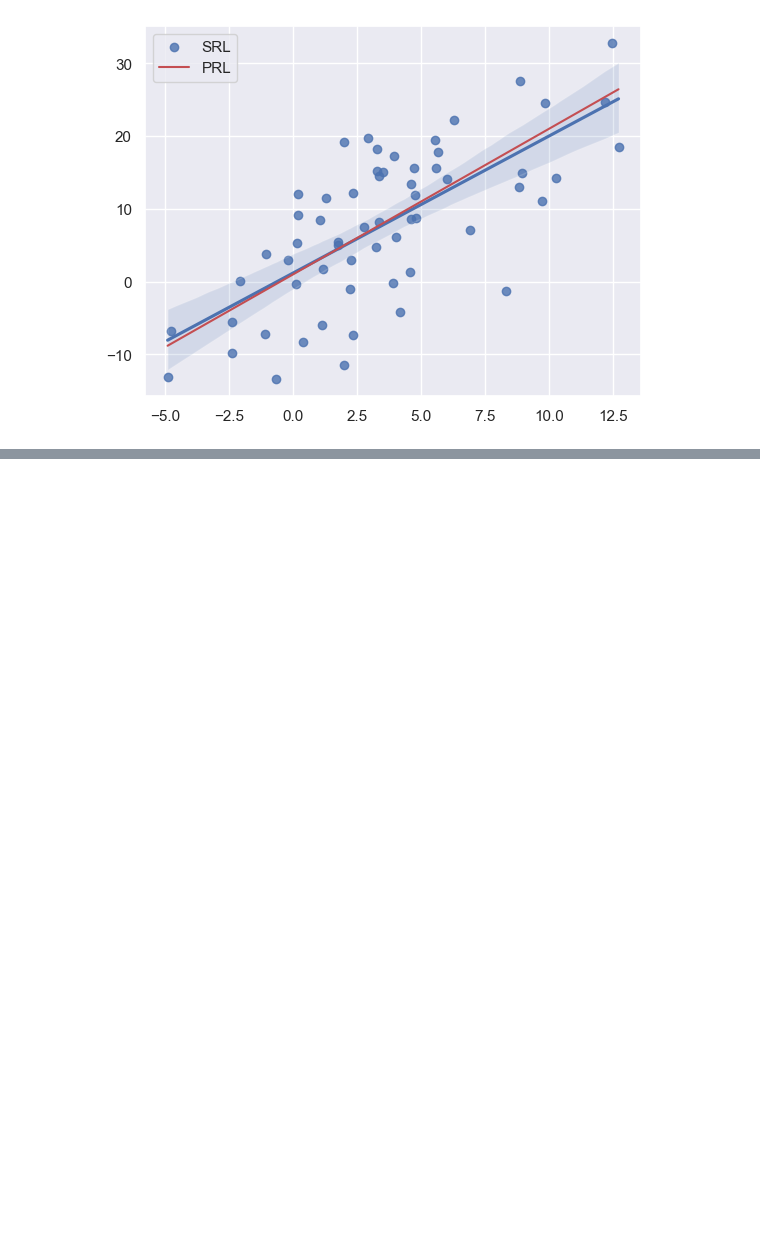
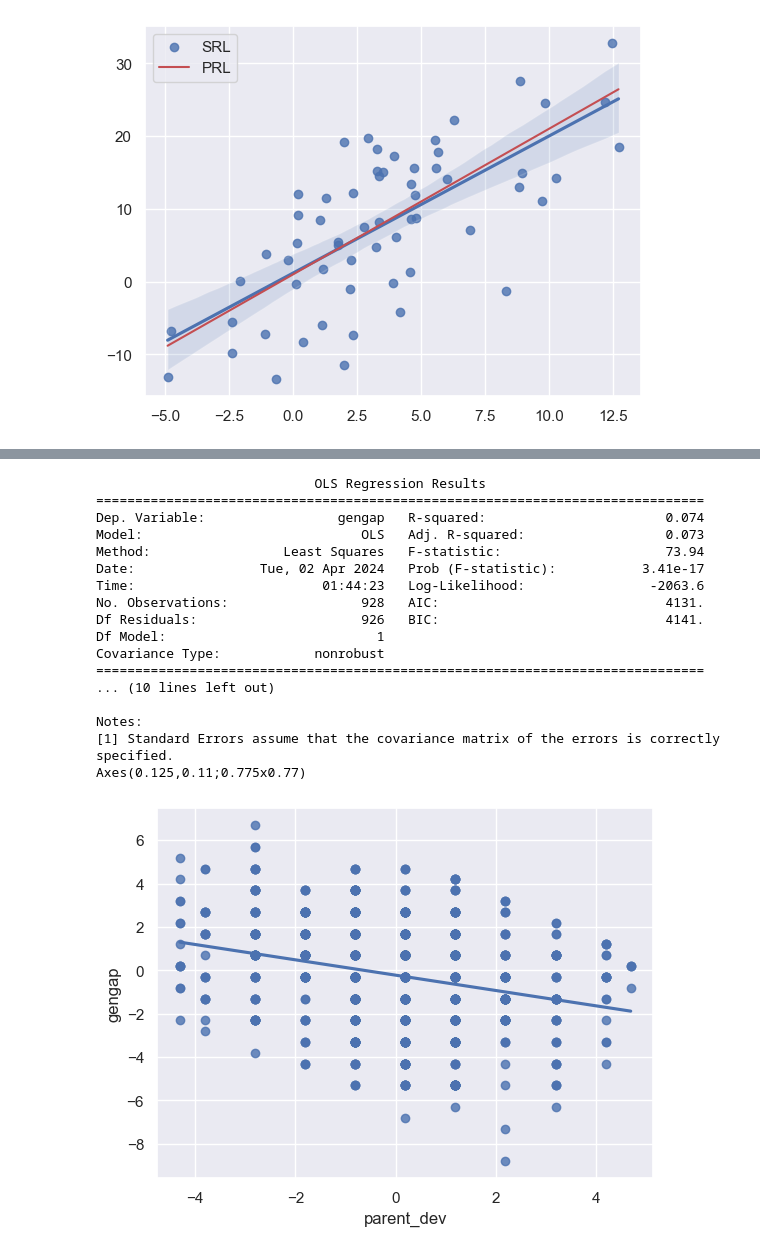
Before and after one commit to watalo/eco-stats, a Jupyter notebook: Econometrics_cq/1_Code/Chapter_04.ipynb, the cells around one changed output, grey strips where cells are left out. Drawn from its saved outputs; the diff is of its cells as text; code cells hidden in the pictures; blank space fills up the shorter version.

```diff
--- a/Econometrics_cq/1_Code/Chapter_04.ipynb
+++ b/Econometrics_cq/1_Code/Chapter_04.ipynb
@@ -164,0 +222,35 @@ Notes:
+# %%
+# (5)定义父母身高与父母平均身高差为parent_dev变量，定义子女身高与父母身高差为gengap变量，将gengap对parent_dev进行回归分析，并绘制回归曲线。
+galton_dev = pd.DataFrame()
+galton_dev['gengap'] = galton['child'] - galton['parent']
+galton_dev['parent_dev'] = galton['parent'] - galton['parent'].mean()
+
+y_dev = galton_dev['gengap']
+x_dev = galton_dev['parent_dev']
+x_dev = sm.add_constant(x_dev)
+
+res = sm.OLS(y_dev, x_dev).fit().summary()
+print(res)
+
+sns.set_theme(color_codes=True)
+dev = sns.regplot(x=galton_dev['parent_dev'], y=galton_dev['gengap'], ci=None)
+print(dev)
+# %% [output]
+                            OLS Regression Results
+==============================================================================
+Dep. Variable:                 gengap   R-squared:                       0.074
+Model:                            OLS   Adj. R-squared:                  0.073
+Method:                 Least Squares   F-statistic:                     73.94
+Date:                Tue, 02 Apr 2024   Prob (F-statistic):           3.41e-17
+Time:                        01:44:23   Log-Likelihood:                -2063.6
+No. Observations:                 928   AIC:                             4131.
+Df Residuals:                     926   BIC:                             4141.
+Df Model:                           1
+Covariance Type:            nonrobust
+==============================================================================
+... (10 lines left out)
+
+Notes:
+[1] Standard Errors assume that the covariance matrix of the errors is correctly specified.
+Axes(0.125,0.11;0.775x0.77)
+[figure, added]
```
Also changed, not shown: parts of 2 cells of this notebook, 6 other files.
